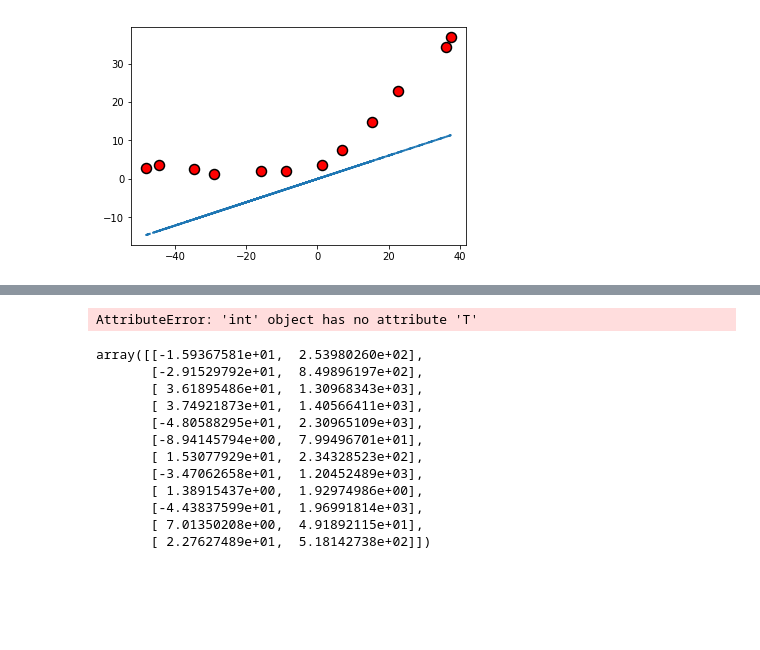
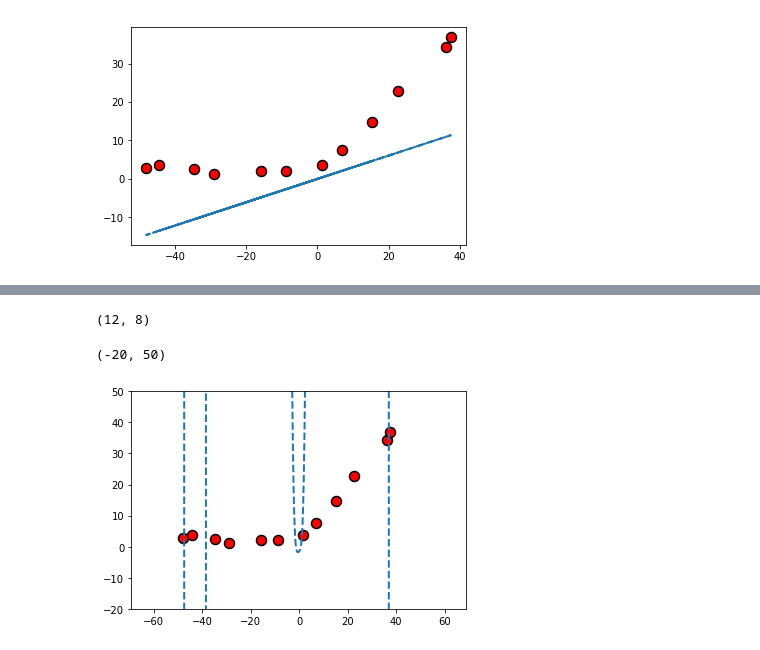
Before and after one commit to JeonJunHyuk/MachineLearningExercise, a Jupyter notebook: ex5.ipynb, the cells around one changed output, grey strips where cells are left out. Drawn from its saved outputs; the diff is of its cells as text; code cells hidden in the pictures; blank space fills up the shorter version.

```diff
--- a/ex5.ipynb
+++ b/ex5.ipynb
@@ -119,20 +100,41 @@ SyntaxError: invalid syntax (<ipython-input-42-dd02339a29b9>, line 2)
+# %%
+def featureNormalize(X):
+    mu = np.mean(X, axis=0)
+    std = np.std(X, axis=0)
+    return X-mu/std, mu, std
 # %%
 p=8
 X_poly=polyFeatures(X,p)
+X_poly.shape
 # %% [output]
-AttributeError: 'int' object has no attribute 'T'
+(12, 8)
-# %%
-d=np.concatenate([X, X**2],axis =1)
-# %% [output]
-array([[-1.59367581e+01,  2.53980260e+02],
-       [-2.91529792e+01,  8.49896197e+02],
-       [ 3.61895486e+01,  1.30968343e+03],
-       [ 3.74921873e+01,  1.40566411e+03],
-       [-4.80588295e+01,  2.30965109e+03],
-       [-8.94145794e+00,  7.99496701e+01],
-       [ 1.53077929e+01,  2.34328523e+02],
-       [-3.47062658e+01,  1.20452489e+03],
-       [ 1.38915437e+00,  1.92974986e+00],
-       [-4.43837599e+01,  1.96991814e+03],
-       [ 7.01350208e+00,  4.91892115e+01],
-       [ 2.27627489e+01,  5.18142738e+02]])
+# %%
+lambda_ = 100
+theta = trainLinearReg(linearRegCostFunction,X_poly, y, lambda_=lambda_, maxiter=55)
+# %%
+X_poly, mu_train, std_train = featureNormalize(X_poly)
+#X_poly = np.concatenate([np.ones((X_poly.shape[0],1)),X_poly],axis=1)
+
+X_poly_test = polyFeatures(Xtest, p)
+X_poly_test = X_poly_test - mu_train / std_train
+#X_poly_test = np.concatenate([np.ones((X_poly_test.shape[0],1)),X_poly_test],axis=1)
+
+X_poly_val = polyFeatures(Xval, p)
+X_poly_val = X_poly_val - mu_train / std_train
+#X_poly_val = np.concatenate([np.ones((X_poly_val.shape[0],1)),X_poly_val],axis=1)
+# %%
+def plotfit(polyFeatures, min_x, max_x, mu, sigma, theta, p ):
+    x = np.arange(min_x - 15, max_x + 25, 0.05 ).reshape(-1,1)
+    X_poly = polyFeatures(x,p)
+    X_poly = X_poly - mu_train / std_train
+
+    X_poly = np.concatenate([np.ones((x.shape[0],1)),X_poly],axis=1)
+
+    pyplot.plot(x,np.dot(X_poly,theta), '--',lw=2)
+# %%
+pyplot.plot(X,y,'ro',ms=10,mew=1.5, mec='k')
+plotfit(polyFeatures, np.min(X), np.max(X), mu_train, std_train, theta, p)
+pyplot.ylim([-20,50])
+# %% [output]
+(-20, 50)
+[figure, added]
```
Also changed, not shown: parts of 12 cells of this notebook.
